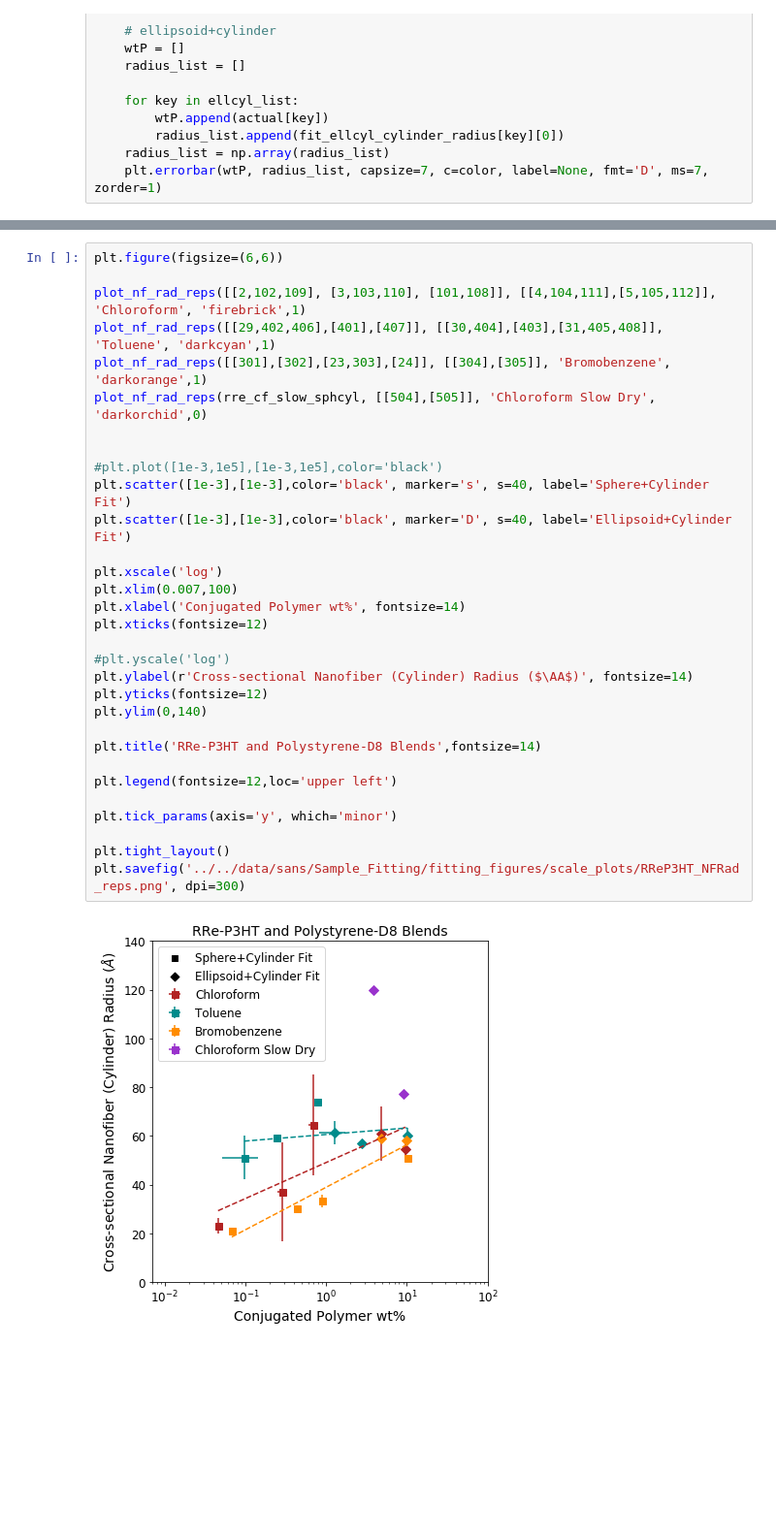
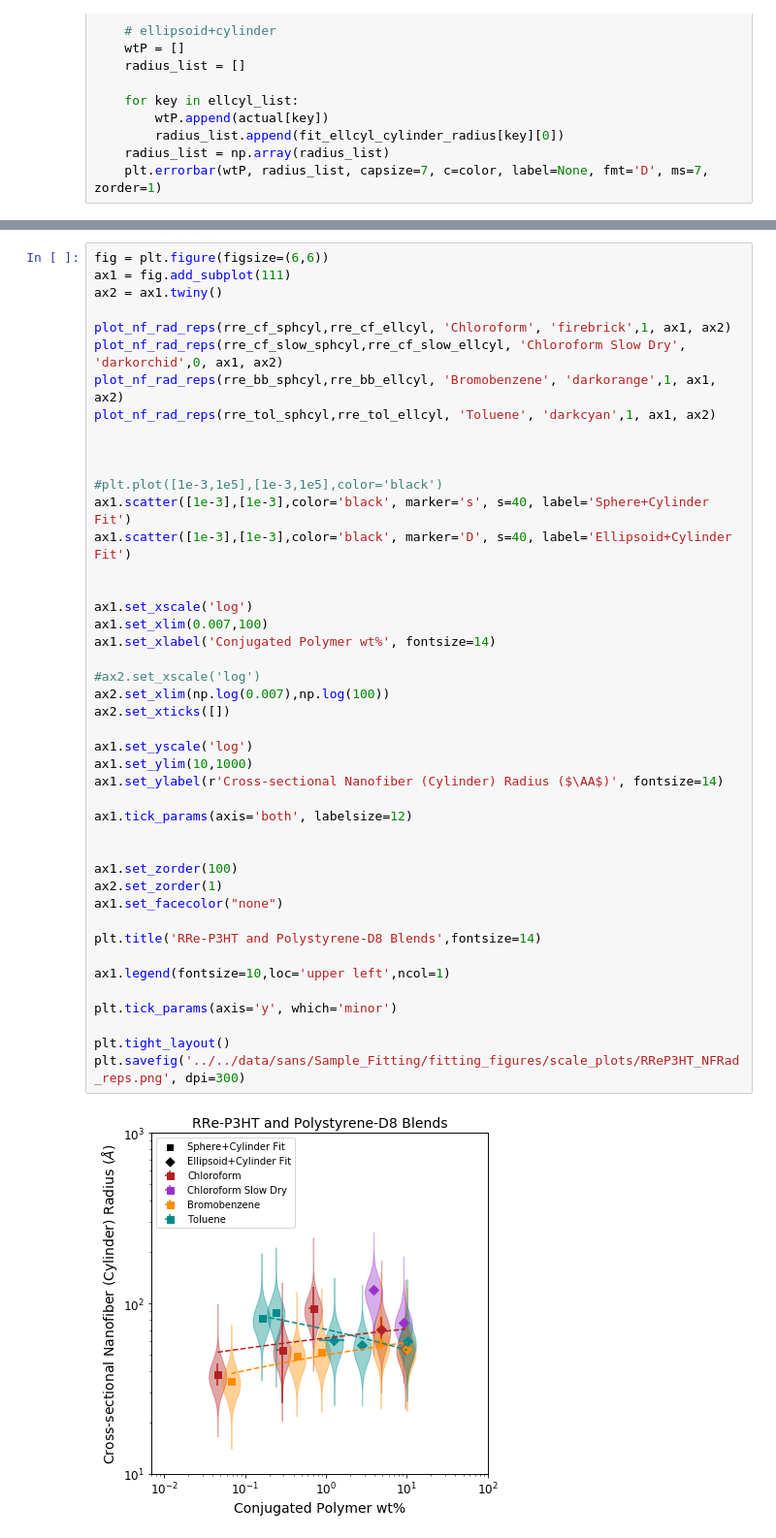
Before and after one commit to pozzo-research-group/c-wolf-blends-morphology, a Jupyter notebook: sans/Sample_Fitting/Plotting_Results_from_All_Fits.ipynb, the cells around one changed output, grey strips where cells are left out. Shown at 97% size. Cells and saved outputs as stored; diff of their text form; blank space fills up the shorter version.

```diff
--- a/sans/Sample_Fitting/Plotting_Results_from_All_Fits.ipynb
+++ b/sans/Sample_Fitting/Plotting_Results_from_All_Fits.ipynb
@@ -1751,33 +2356,46 @@ def plot_nf_rad_reps(sphcyl_list, ellcyl_list, label, color, polynomial_n):
 # %%
-plt.figure(figsize=(6,6))
+fig = plt.figure(figsize=(6,6))
+ax1 = fig.add_subplot(111)
+ax2 = ax1.twiny()
 
-plot_nf_rad_reps([[2,102,109], [3,103,110], [101,108]], [[4,104,111],[5,105,112]], 'Chloroform', 'firebrick',1)
-plot_nf_rad_reps([[29,402,406],[401],[407]], [[30,404],[403],[31,405,408]], 'Toluene', 'darkcyan',1)
-plot_nf_rad_reps([[301],[302],[23,303],[24]], [[304],[305]], 'Bromobenzene', 'darkorange',1)
-plot_nf_rad_reps(rre_cf_slow_sphcyl, [[504],[505]], 'Chloroform Slow Dry', 'darkorchid',0)
+plot_nf_rad_reps(rre_cf_sphcyl,rre_cf_ellcyl, 'Chloroform', 'firebrick',1, ax1, ax2)
+plot_nf_rad_reps(rre_cf_slow_sphcyl,rre_cf_slow_ellcyl, 'Chloroform Slow Dry', 'darkorchid',0, ax1, ax2)
+plot_nf_rad_reps(rre_bb_sphcyl,rre_bb_ellcyl, 'Bromobenzene', 'darkorange',1, ax1, ax2)
+plot_nf_rad_reps(rre_tol_sphcyl,rre_tol_ellcyl, 'Toluene', 'darkcyan',1, ax1, ax2)
+
 
 
 #plt.plot([1e-3,1e5],[1e-3,1e5],color='black')
-plt.scatter([1e-3],[1e-3],color='black', marker='s', s=40, label='Sphere+Cylinder Fit')
-plt.scatter([1e-3],[1e-3],color='black', marker='D', s=40, label='Ellipsoid+Cylinder Fit')
+ax1.scatter([1e-3],[1e-3],color='black', marker='s', s=40, label='Sphere+Cylinder Fit')
+ax1.scatter([1e-3],[1e-3],color='black', marker='D', s=40, label='Ellipsoid+Cylinder Fit')
 
-plt.xscale('log')
-plt.xlim(0.007,100)
-plt.xlabel('Conjugated Polymer wt%', fontsize=14)
-plt.xticks(fontsize=12)
 
-#plt.yscale('log')
-plt.ylabel(r'Cross-sectional Nanofiber (Cylinder) Radius ($\AA$)', fontsize=14)
-plt.yticks(fontsize=12)
-plt.ylim(0,140)
+ax1.set_xscale('log')
+ax1.set_xlim(0.007,100)
+ax1.set_xlabel('Conjugated Polymer wt%', fontsize=14)
+
+#ax2.set_xscale('log')
+ax2.set_xlim(np.log(0.007),np.log(100))
+ax2.set_xticks([])
+
+ax1.set_yscale('log')
+ax1.set_ylim(10,1000)
+ax1.set_ylabel(r'Cross-sectional Nanofiber (Cylinder) Radius ($\AA$)', fontsize=14)
+
+ax1.tick_params(axis='both', labelsize=12)
+
+
+ax1.set_zorder(100)
+ax2.set_zorder(1)
+ax1.set_facecolor("none")
 
 plt.title('RRe-P3HT and Polystyrene-D8 Blends',fontsize=14)
 
-plt.legend(fontsize=12,loc='upper left')
+ax1.legend(fontsize=10,loc='upper left',ncol=1)
 
 plt.tick_params(axis='y', which='minor')
 
 plt.tight_layout()
 plt.savefig('../../data/sans/Sample_Fitting/fitting_figures/scale_plots/RReP3HT_NFRad_reps.png', dpi=300)
 # %% [output]
-[figure, old version]
+[figure, new version]
```
Also changed, not shown: parts of 40 cells of this notebook.
